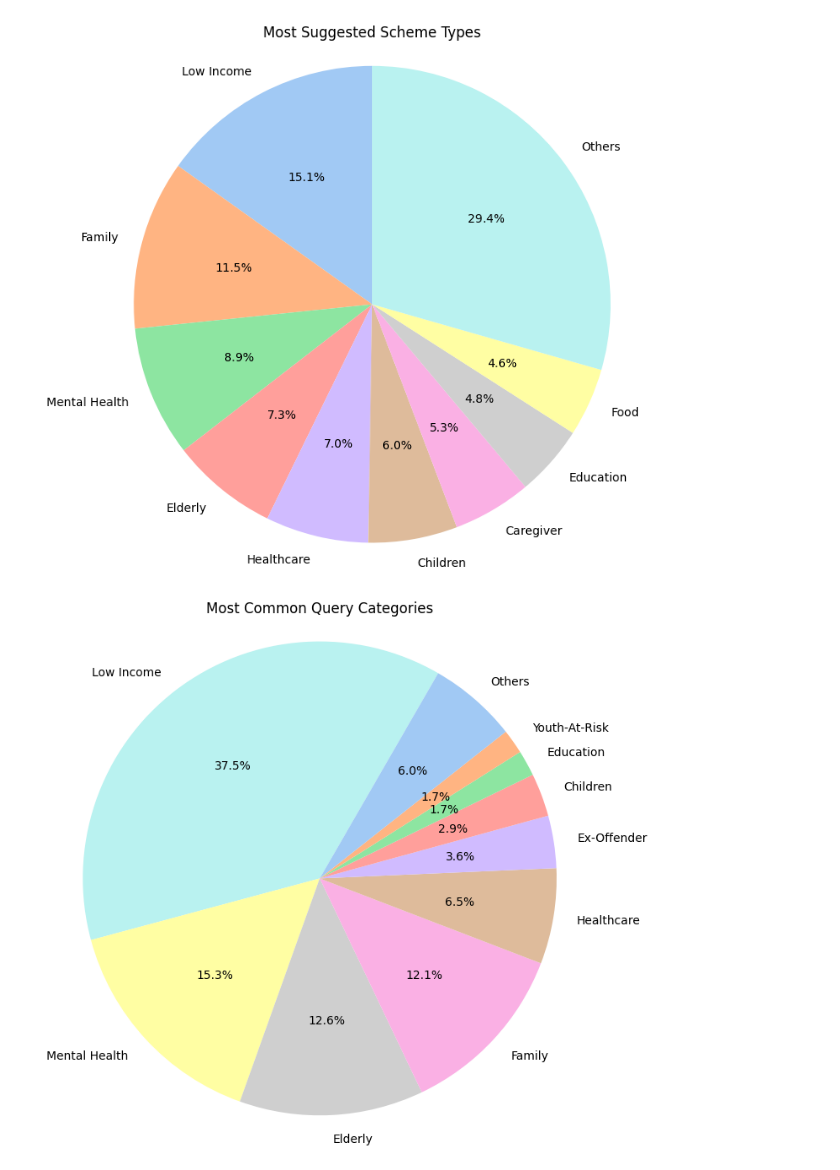
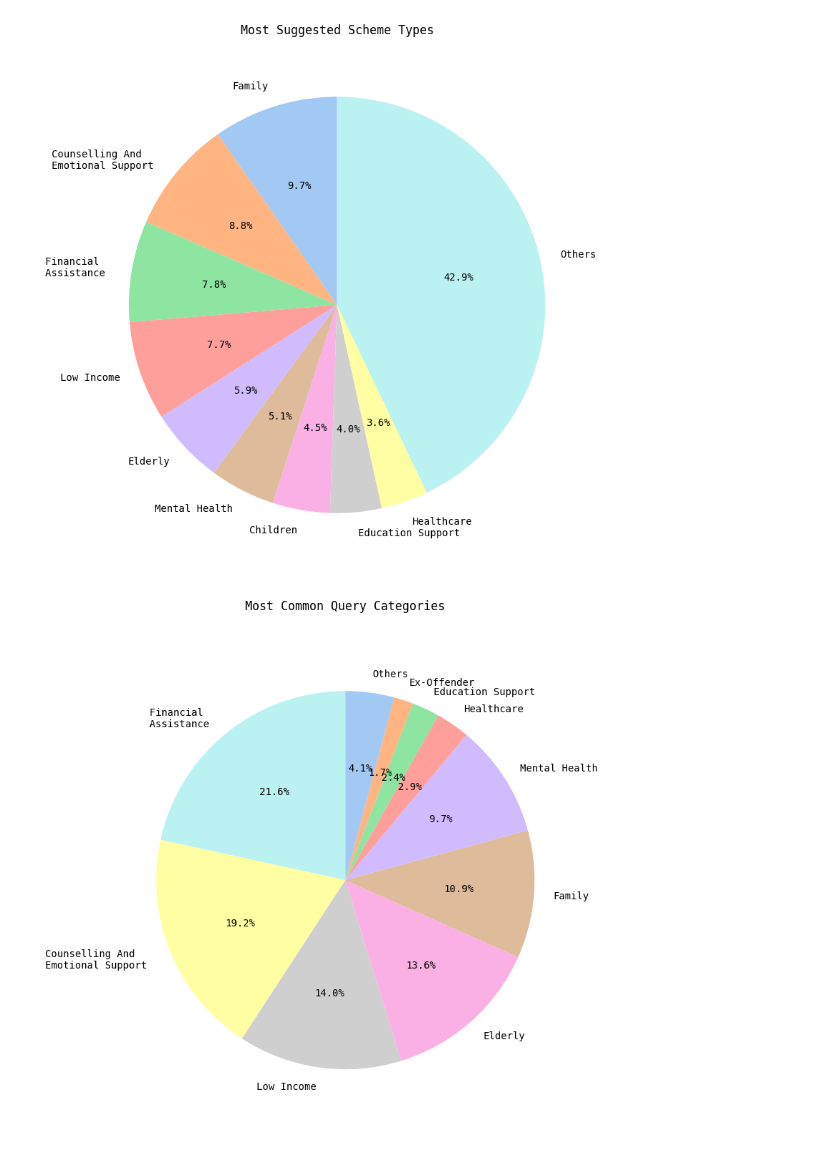
Before and after one commit to CJBuzz/schemessg_data_analysis, a Jupyter notebook: data_analysis.ipynb, the cells around one changed output. Drawn from its saved outputs; the diff is of its cells as text; code cells hidden in the pictures.

Commit message:
Added formatting functions to make labels nicer

```diff
--- a/data_analysis.ipynb
+++ b/data_analysis.ipynb
@@ -20,6 +25,8 @@ with open(json_file, 'rb') as f:
 # %%
 from collections import Counter
 import heapq
+
+FETCH_OLD = False
 
 scheme_type = Counter()
 scheme_count = Counter()
@@ -28,13 +35,16 @@ agency_count = Counter()
 NUM_CATEGORIES_PER_QUERY = 1
 query_count_by_scheme_type = Counter()
 
-def get_keys(new: bool) -> tuple[str, str, str]:
+def get_keys(new: bool) -> tuple[str, str, str, str]:
     return ('scheme', 'scheme_type', 'agency', 'Similarity') if new else ('Scheme', 'Scheme Type', 'Agency', 'Similarity')
 
 for query in user_queries:
     query_scheme_type = Counter()
     for scheme in query['data']['schemes_response']:
-        scheme_name_key, scheme_type_key, scheme_agency_key, sim_key = get_keys('scheme' in scheme)
+        is_new = 'scheme' in scheme
+        if (not is_new and not FETCH_OLD): continue
+
+        scheme_name_key, scheme_type_key, scheme_agency_key, sim_key = get_keys(is_new)
         scheme_count[scheme[scheme_name_key]] += 1
 
         scheme_types = [x.lower().strip() for x in scheme[scheme_type_key].split(',')] if isinstance(scheme[scheme_type_key], str) else []
@@ -47,31 +57,61 @@ for query in user_queries:
     query_scheme_type_sorted = heapq.nlargest(NUM_CATEGORIES_PER_QUERY, query_scheme_type.items(), key=lambda x: x[1])
     for s_t, _ in query_scheme_type_sorted:
         query_count_by_scheme_type[s_t] += 1
+# %%
+def wrap_label(text: str, limit: int = 20, align_left: bool = True) -> str:
+    if len(text) < limit: return text
+
+    words = text.split(' ')
+    line_letter_count = 0
+    max_line_letter_count = 0
+    new_lines = []
+    new_text_line = ''
+    for word in words:
+        if len(word) + line_letter_count < limit:
+            new_text_line += word + ' '
+            line_letter_count += len(word) + 1
+            continue
+
+        new_lines.append(new_text_line)
+        max_line_letter_count = max(max_line_letter_count, line_letter_count)
+        new_text_line = word + ' '
+        line_letter_count = len(word) + 1
+
+    new_lines.append(new_text_line)
+    max_line_letter_count = max(max_line_letter_count, line_letter_count)
+
+    if align_left:
+        for i in range(len(new_lines)):
+            new_lines[i] += (max_line_letter_count - len(new_lines[i])) * ' '
+
+    return '\n'.join(new_lines)
 # %%
 # Most common recommended scheme categories
 
 TOP_N = 9
 
 sorted_cats = sorted(scheme_type.items(), key = lambda x: x[1], reverse=True)
 
 topn = sorted_cats[:TOP_N]
 sum_others = sum([x[1] for x in sorted_cats[TOP_N:]])
 
 labels = [x[0].title() for x in topn] + ['Others']
 sizes = [x[1] for x in topn] + [sum_others]
 
 colors = sns.color_palette('pastel')
 
 plt.figure(figsize=(8, 8))
-plt.pie(sizes, labels=labels, colors=colors, autopct='%1.1f%%', startangle=90)
+plt.pie(sizes, labels=[wrap_label(label) for label in labels], colors=colors, autopct='%1.1f%%', startangle=90)
+
 plt.axis('equal')
 plt.title('Most Suggested Scheme Types')
+plt.tight_layout()
 
 fig_fp = output_dir / 'types_piechart.jpg'
 plt.savefig(fig_fp)
 plt.show()
 # %% [output]
-[figure, old version]
+[figure, new version]
 # %%
 # Most common categories for queries (i.e. what are users asking), using scheme categories as proxy
 # Proxy works by:
@@ -92,15 +132,16 @@ sizes = [x[1] for x in topn] + [sum_others]
 colors = sns.color_palette('pastel')[::-1]
 
 plt.figure(figsize=(8, 8))
-plt.pie(sizes, labels=labels, colors=colors, autopct='%1.1f%%', startangle=60)
+plt.pie(sizes, labels=[wrap_label(label) for label in labels], colors=colors, autopct='%1.1f%%', startangle=90)
 plt.axis('equal')
 plt.title('Most Common Query Categories')
+plt.tight_layout()
 
 fig_fp = output_dir / 'query_types_piechart.jpg'
 plt.savefig(fig_fp)
 plt.show()
 # %% [output]
-[figure, old version]
+[figure, new version]
 # %%
 # Most recommended agencies
 
```
Also changed, not shown: parts of 5 cells of this notebook.
